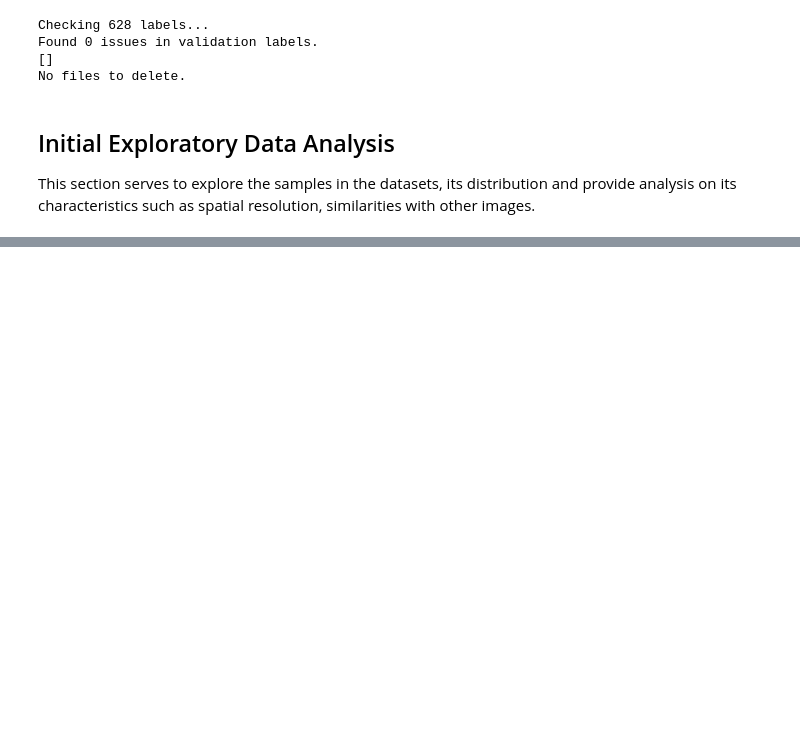
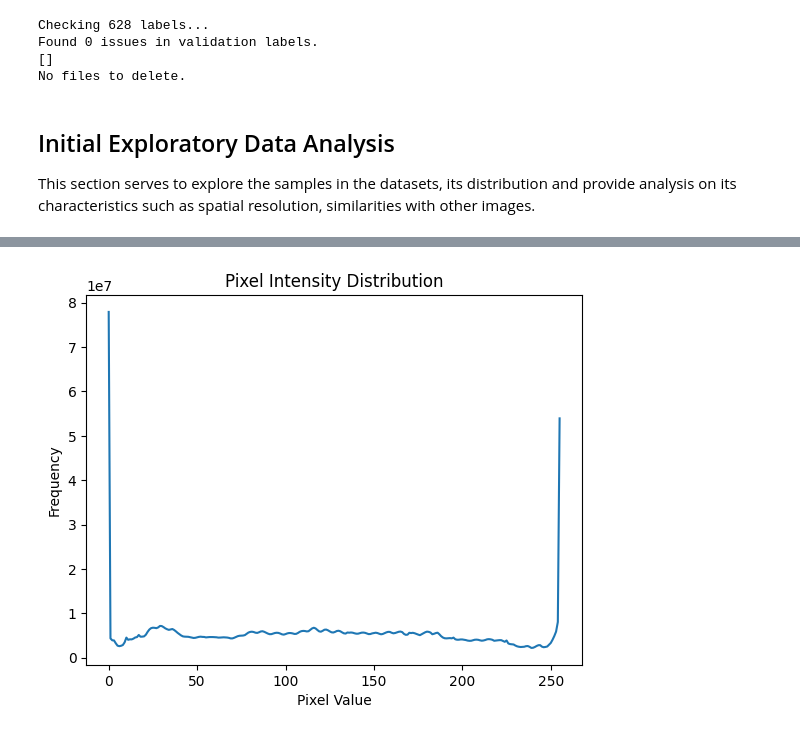
Before and after one commit to defnamboi/CDS_2026Spring_project, a Jupyter notebook: notebook/exploratory/EDA.ipynb, the cells around one changed output, grey strips where cells are left out. Drawn from its saved outputs; the diff is of its cells as text; code cells hidden in the pictures; blank space fills up the shorter version.

```diff
--- a/notebook/exploratory/EDA.ipynb
+++ b/notebook/exploratory/EDA.ipynb
@@ -440,0 +558,25 @@ plot_samples(MERGED_DATASET_IMAGES_TRAIN_DIR, MERGED_DATASET_LABELS_TRAIN_DIR,nu
+# %%
+hist_total = np.zeros(256) #0-255 RGB value
+
+image_files = os.listdir(MERGED_DATASET_IMAGES_TRAIN_DIR)  # reduce sample
+
+for file in image_files:
+
+    img_path = os.path.join(MERGED_DATASET_IMAGES_TRAIN_DIR, file)
+    img = cv2.imread(img_path, cv2.IMREAD_GRAYSCALE)
+
+    if img is None:
+        continue
+
+    hist = cv2.calcHist([img], [0], None, [256], [0,256])
+    hist_total += hist.flatten()
+
+plt.plot(hist_total)
+
+plt.title("Pixel Intensity Distribution")
+plt.xlabel("Pixel Value")
+plt.ylabel("Frequency")
+
+plt.show()
+# %% [output]
+[figure, added]
```
Also changed, not shown: parts of 16 cells of this notebook.
